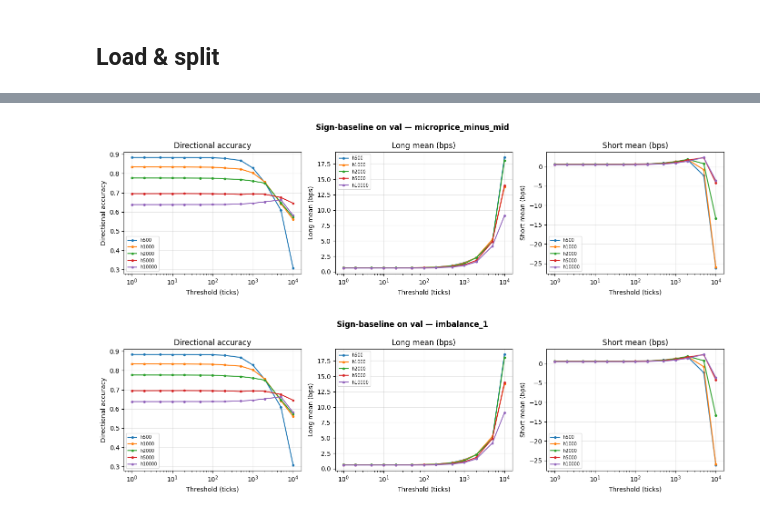
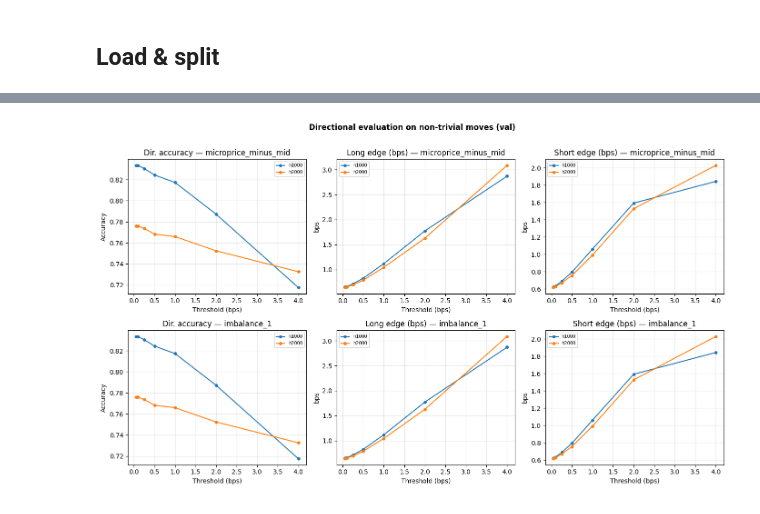
Before and after one commit to EfremtsevVsevolod/hft-research-env, a Jupyter notebook: notebooks/threshold_target_evaluation.ipynb, the cells around one changed output, grey strips where cells are left out. Saved outputs shown, nothing was run; the diff lists cells and outputs as text; code cells hidden in the pictures.

```diff
--- a/notebooks/threshold_target_evaluation.ipynb
+++ b/notebooks/threshold_target_evaluation.ipynb
@@ -107,0 +88,16 @@ def class_balance(y: np.ndarray) -> pd.Series:
+# %%
+def bps_to_price(bps: float) -> float:
+    """Convert a threshold in bps to an absolute price change."""
+    return bps * 1e-4 * REF_PRICE
+
+
+def make_class_target(label: np.ndarray, thr_bps: float) -> np.ndarray:
+    """Return -1 (down) / 0 (no_move) / +1 (up) given threshold in bps."""
+    thr = bps_to_price(thr_bps)
+    return np.where(label > thr, 1, np.where(label < -thr, -1, 0))
+
+
+# Show conversion table for reference
+print("Threshold grid — bps → price:")
+for b in THRESHOLDS_BPS:
+    print(f"  {b:5.2f} bps  →  ${bps_to_price(b):.4f}")
@@ -168,45 +185,43 @@ def sign_baseline_eval(score, label, class_target):
     }
 # %%
-FEATURES_TO_TEST = ["microprice_minus_mid", "imbalance_1"]
-
+# Compute metrics for all horizons × thresholds × features
 rows = []
 for h_ms, d in data.items():
     val = d["parts"]["val"]
     label = val[LABEL_COL].values
-    for thr in THRESHOLDS_TICKS:
-        ct = make_class_target(label, thr)
-        for feat in FEATURES_TO_TEST:
-            score = val[feat].values
-            res = sign_baseline_eval(score, label, ct)
-            rows.append({
-                "horizon": f"h{h_ms}",
-                "threshold_ticks": thr,
-                "feature": feat,
-                **res,
-            })
+    for feat in FEATURES:
+        score = val[feat].values
+        for b in THRESHOLDS_BPS:
+            res = eval_at_threshold(score, label, b)
+            rows.append({"horizon": h_ms, "feature": feat, "thr_bps": b, **res})
 
-sign_df = pd.DataFrame(rows)
+eval_df = pd.DataFrame(rows)
 
-# Plot directional accuracy and conditional mean bps
-metrics = ["dir_accuracy", "long_mean_bps", "short_mean_bps"]
-titles = ["Directional accuracy", "Long mean (bps)", "Short mean (bps)"]
+# Plot: directional accuracy + conditional edge (2 rows: one per feature)
+fig, axes = plt.subplots(len(FEATURES), 3, figsize=(14, 4 * len(FEATURES)), squeeze=False)
 
-for feat in FEATURES_TO_TEST:
-    sub = sign_df[sign_df["feature"] == feat]
-    fig, axes = plt.subplots(1, 3, figsize=(14, 4))
-    for ax, metric, title in zip(axes, metrics, titles):
-        for h_ms in data:
-            h_sub = sub[sub["horizon"] == f"h{h_ms}"]
-            ax.plot(h_sub["threshold_ticks"], h_sub[metric], marker="o", markersize=3, label=f"h{h_ms}")
-        ax.set_xscale("log")
-        ax.set_xlabel("Threshold (ticks)")
-        ax.set_ylabel(title)
-        ax.set_title(title)
+for row, feat in enumerate(FEATURES):
+    sub = eval_df[eval_df["feature"] == feat]
+    for h_ms in data:
+        h_sub = sub[sub["horizon"] == h_ms]
+        axes[row, 0].plot(h_sub["thr_bps"], h_sub["dir_accuracy"],
+                          "o-", markersize=4, label=f"h{h_ms}")
+        axes[row, 1].plot(h_sub["thr_bps"], h_sub["long_edge_bps"],
+                          "o-", markersize=4, label=f"h{h_ms}")
+        axes[row, 2].plot(h_sub["thr_bps"], h_sub["short_edge_bps"],
+                          "o-", markersize=4, label=f"h{h_ms}")
+
+    for ax, title in zip(axes[row], ["Dir. accuracy", "Long edge (bps)", "Short edge (bps)"]):
+        ax.set_xlabel("Threshold (bps)")
+        ax.set_title(f"{title} — {feat}")
         ax.legend(fontsize=7)
         ax.grid(True, alpha=0.3)
-    fig.suptitle(f"Sign-baseline on val — {feat}", fontweight="bold")
-    fig.tight_layout()
-    plt.show()
+    axes[row, 0].set_ylabel("Accuracy")
+    axes[row, 1].set_ylabel("bps")
+    axes[row, 2].set_ylabel("bps")
+
+fig.suptitle("Directional evaluation on non-trivial moves (val)", fontweight="bold", y=1.01)
+fig.tight_layout()
+plt.show()
 # %% [output]
-[figure, old version]
+[figure, new version]
-[figure, removed]
```
Also changed, not shown: parts of 26 cells of this notebook.
